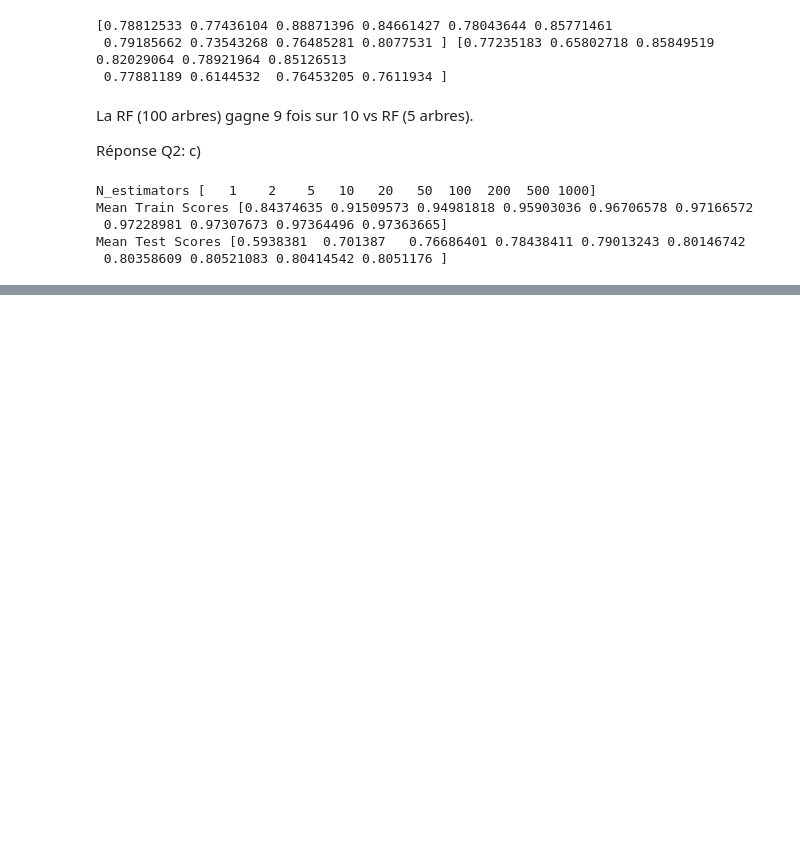
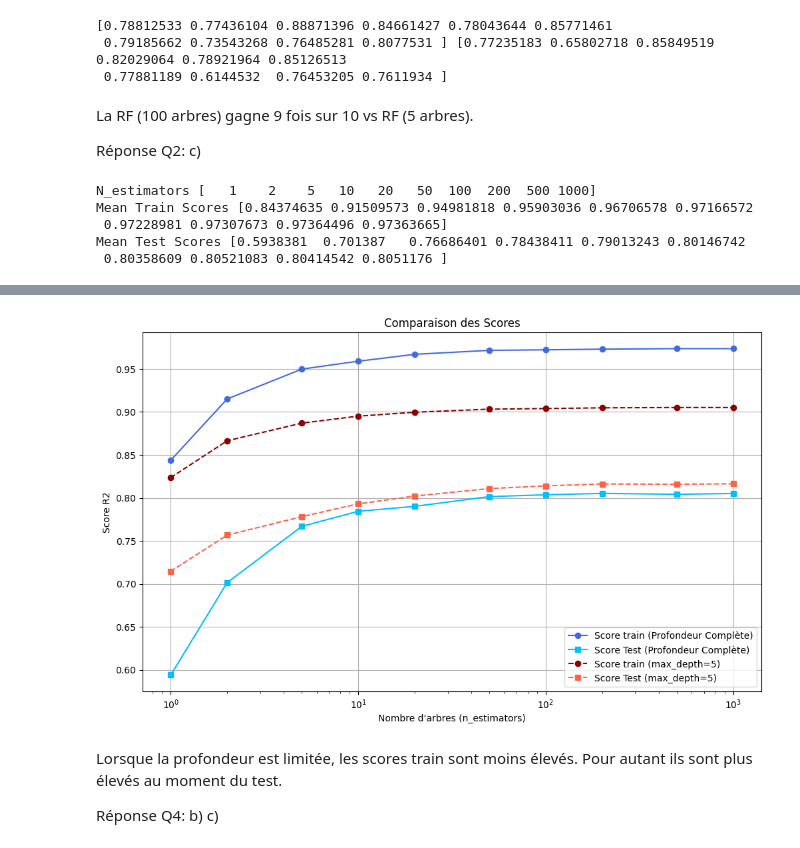
Before and after one commit to ithabi/AAA, a Jupyter notebook: quizzes/Wrap_up_quiz_Ensemble_Method_to_Students.ipynb, the cells around one changed output, grey strips where cells are left out. Cells and saved outputs as stored; diff of their text form; code cells hidden in the pictures; blank space fills up the shorter version.

```diff
--- a/quizzes/Wrap_up_quiz_Ensemble_Method_to_Students.ipynb
+++ b/quizzes/Wrap_up_quiz_Ensemble_Method_to_Students.ipynb
@@ -333,0 +358,25 @@ Mean Test Scores [0.71462582 0.75665702 0.77816612 0.79305879 0.80212391 0.81081
+# %%
+import matplotlib.pyplot as plt
+plt.figure(figsize=(12, 7))
+
+plt.plot(n_estimators, default_train_mean, 'o-',
+         label='Score train (Profondeur Complète)', color='royalblue')
+plt.plot(n_estimators, default_test_mean, 's-',
+         label='Score Test (Profondeur Complète)', color='deepskyblue')
+plt.plot(n_estimators, depth5_train_mean, 'o--',
+         label='Score train (max_depth=5)', color='darkred')
+plt.plot(n_estimators, depth5_test_mean, 's--',
+         label='Score Test (max_depth=5)', color='tomato')
+
+plt.title('Comparaison des Scores')
+plt.xlabel("Nombre d'arbres (n_estimators)")
+plt.ylabel('Score R2')
+plt.xscale('log')
+plt.legend()
+plt.grid()
+# %% [output]
+[figure, added]
+# %% [markdown]
+Lorsque la profondeur est limitée, les scores train sont moins élevés. Pour autant ils sont plus élevés au moment du test.
+
+Réponse Q4: b) c)
```
Also changed, not shown: parts of 8 cells of this notebook.
